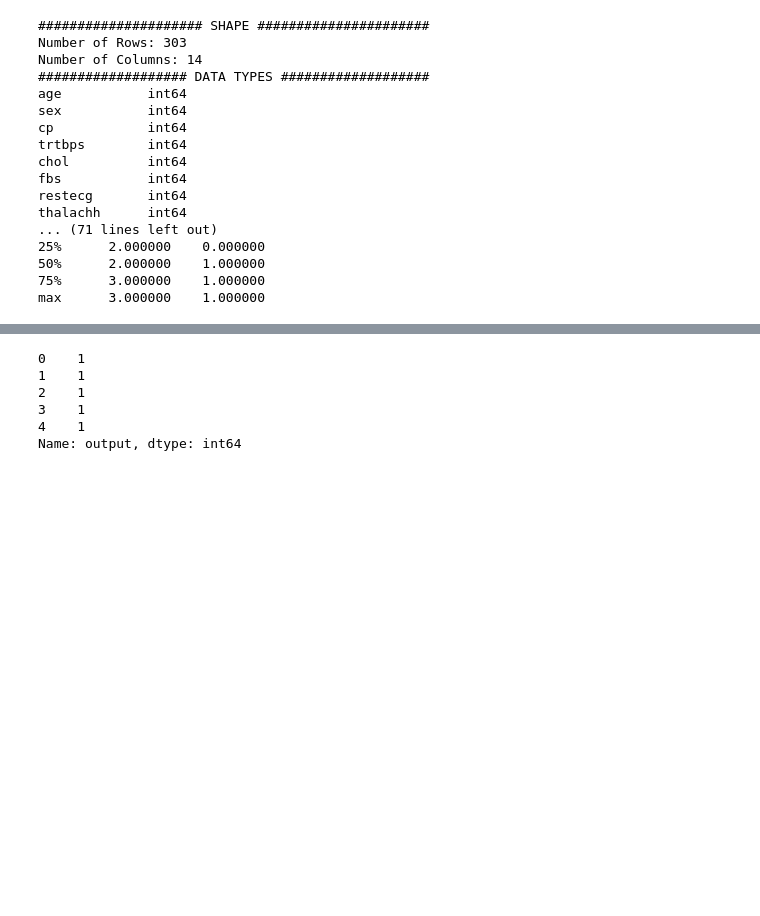
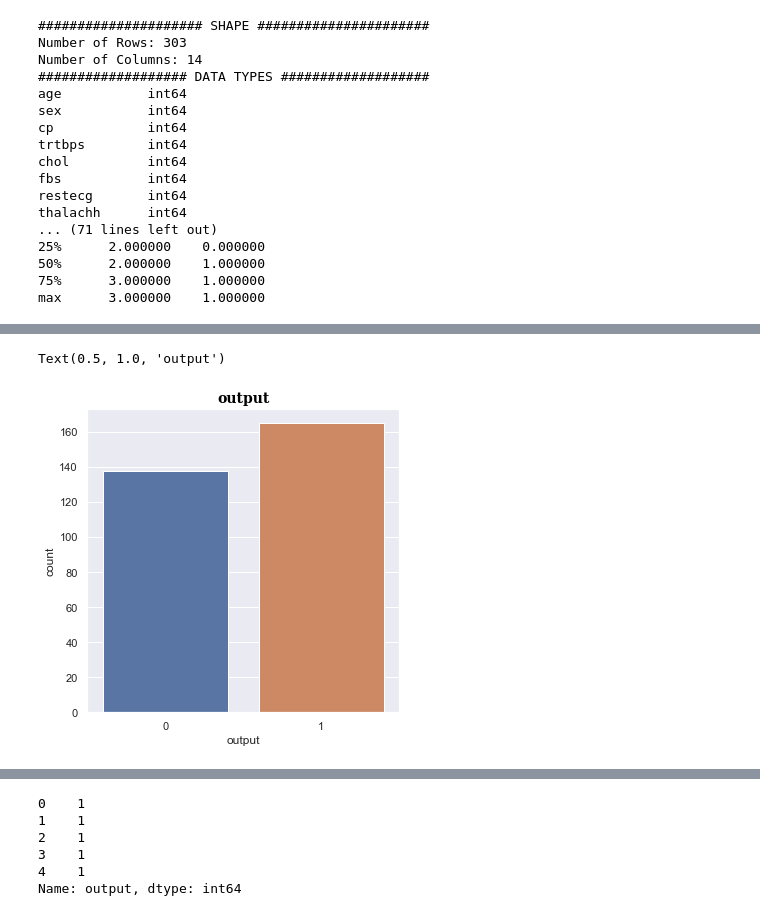
Before and after one commit to OmkarShivaprasad/Cleveland_Heart_Classification, a Jupyter notebook: heart.ipynb, the cells around one changed output, grey strips where cells are left out. Cells and saved outputs as stored; diff of their text form; code cells hidden in the pictures; blank space fills up the shorter version.

```diff
--- a/heart.ipynb
+++ b/heart.ipynb
@@ -183,0 +229,9 @@ X_train, X_test, y_train, y_test = train_test_split(X, y, test_size=0.2,random_s
+# %%
+fig, ax = plt.subplots(nrows=1, ncols=1,
+                        figsize=(5,5), constrained_layout=True)
+sns.set_theme(style="darkgrid")
+ax = sns.countplot(x="output", data=heart_df)
+ax.set_title('output', fontsize=14, fontweight='bold', fontfamily='serif', color="#000000")
+# %% [output]
+Text(0.5, 1.0, 'output')
+[figure, added]
```
Also changed, not shown: parts of 35 cells of this notebook.
